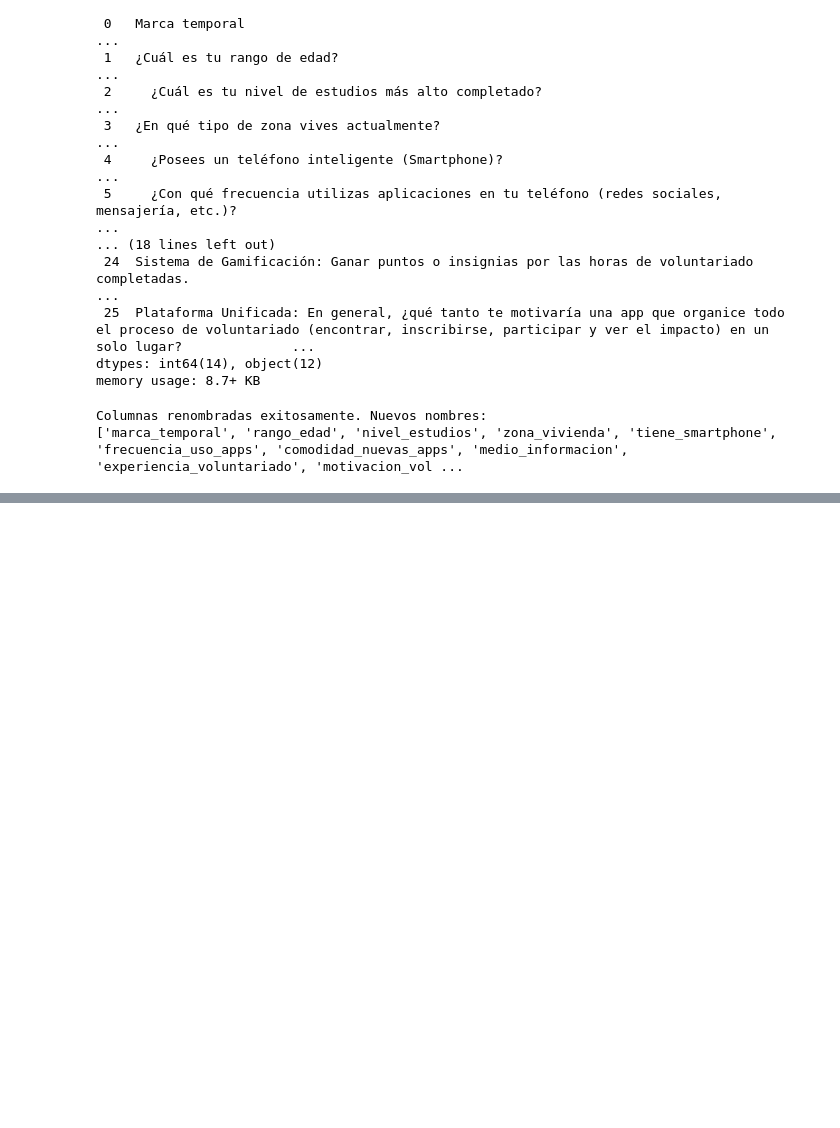
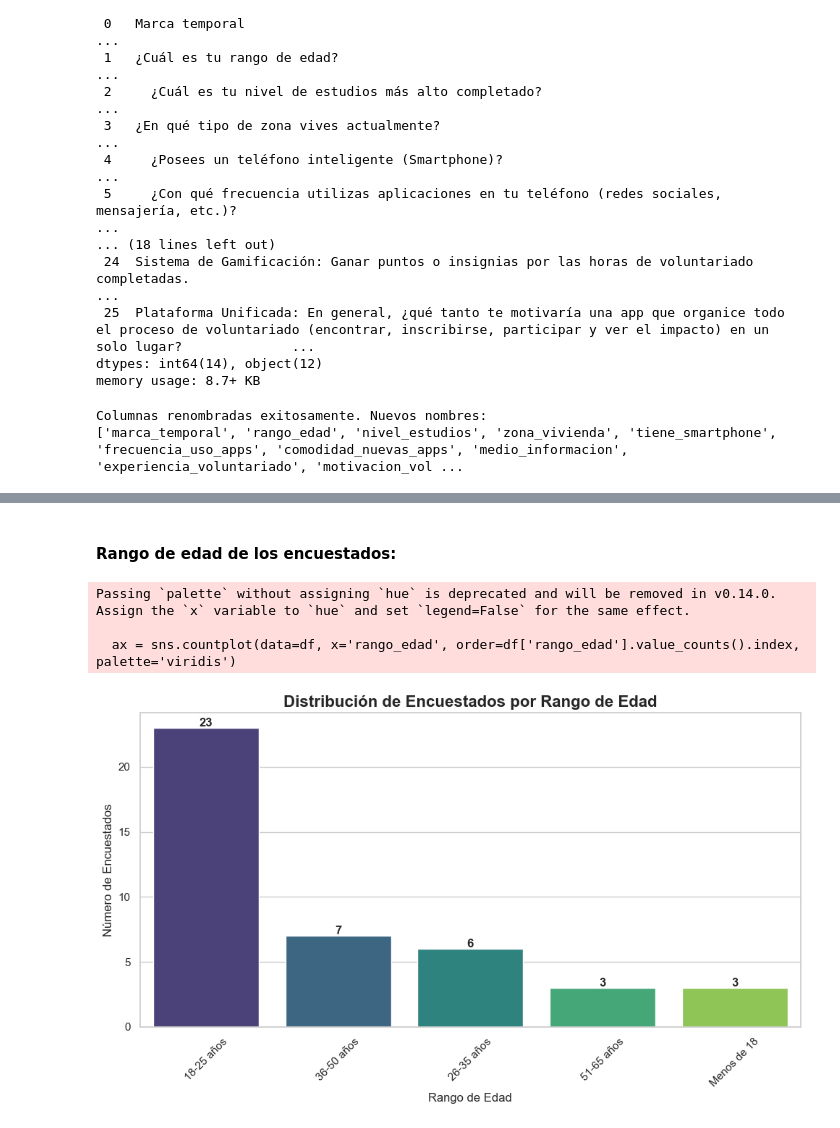
Before and after one commit to irvingChampo/EDA-Bienestar-integral-, a Jupyter notebook: eda_encueta.ipynb, the cells around one changed output, grey strips where cells are left out. Drawn from its saved outputs; the diff is of its cells as text; code cells hidden in the pictures; blank space fills up the shorter version.

```diff
--- a/eda_encueta.ipynb
+++ b/eda_encueta.ipynb
@@ -125,0 +166,14 @@ Otra opcion es eliminar los espacios en blando del inicio y del fin
+# %%
+# buscamos valores nulos en el DataFrame
+print("Conteo de valores nulos por columna")
+print(df.isnull().sum())
+
+# ahora convertimos las columnas de tipo 'object' (texto) a 'category' para optimizar memoria y rendimiento
+columnas_categoricas = df.select_dtypes(include=['object']).columns
+
+for col in columnas_categoricas:
+    df[col] = df[col].astype('category')
+
+# mostramos los cambios
+print("\nResumen del DataFrame final")
+df.info()
@@ -125,0 +202,26 @@ Otra opcion es eliminar los espacios en blando del inicio y del fin
+# %% [markdown]
+#### Rango de edad de los encuestados:
+# %%
+# Creamos la figura y los ejes para el gráfico
+plt.figure(figsize=(10, 6))
+
+# Creamos el gráfico de barras usando seaborn
+ax = sns.countplot(data=df, x='rango_edad', order=df['rango_edad'].value_counts().index, palette='viridis')
+
+# Añadimos etiquetas con el conteo exacto sobre cada barra
+for p in ax.patches:
+    ax.annotate(f'{int(p.get_height())}', (p.get_x() + p.get_width() / 2., p.get_height()),
+                ha='center', va='center', xytext=(0, 5), textcoords='offset points', fontweight='bold')
+
+# Personalizamos el título y las etiquetas
+plt.title('Distribución de Encuestados por Rango de Edad', fontsize=16, fontweight='bold')
+plt.xlabel('Rango de Edad', fontsize=12)
+plt.ylabel('Número de Encuestados', fontsize=12)
+plt.xticks(rotation=45) # Rotamos las etiquetas para mejor legibilidad
+plt.tight_layout() # Ajusta el gráfico para que todo encaje bien
+plt.show()
+# %% [output]
+Passing `palette` without assigning `hue` is deprecated and will be removed in v0.14.0. Assign the `x` variable to `hue` and set `legend=False` for the same effect.
+
+  ax = sns.countplot(data=df, x='rango_edad', order=df['rango_edad'].value_counts().index, palette='viridis')
+[figure, added]
```
Also changed, not shown: parts of 19 cells of this notebook.
